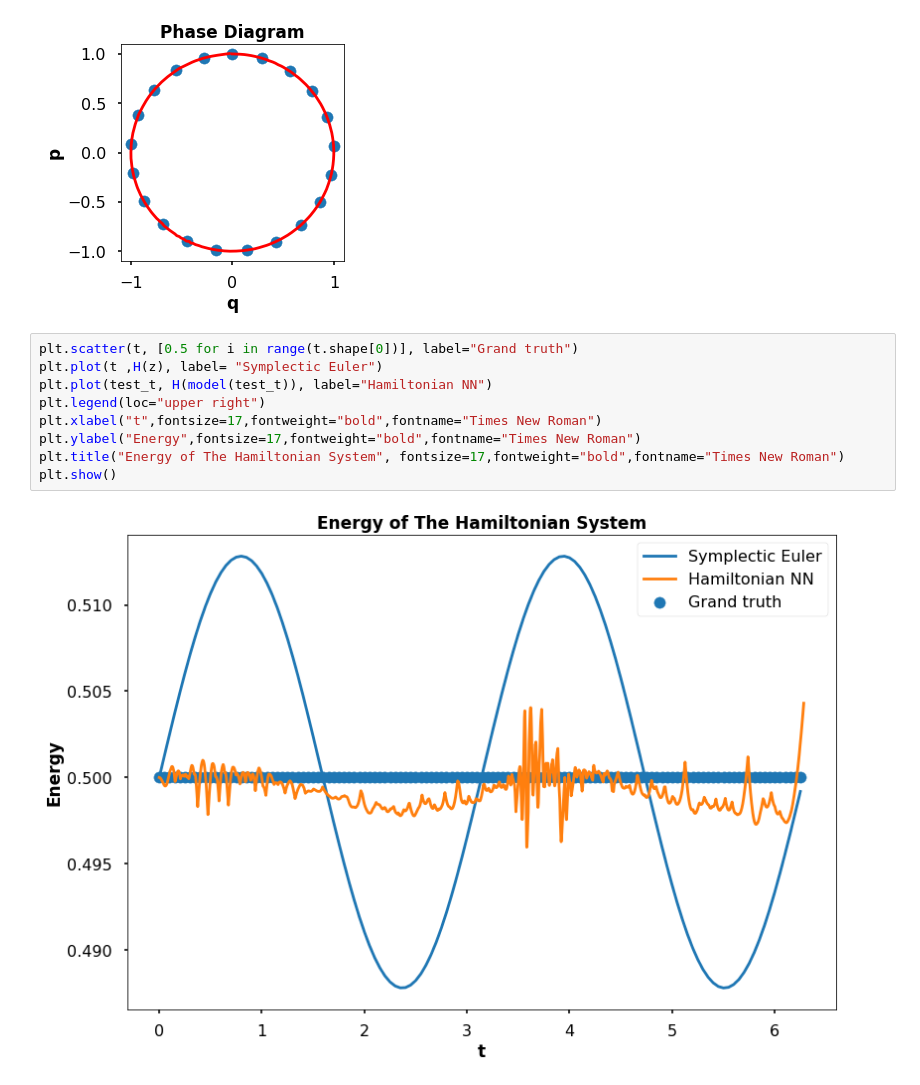
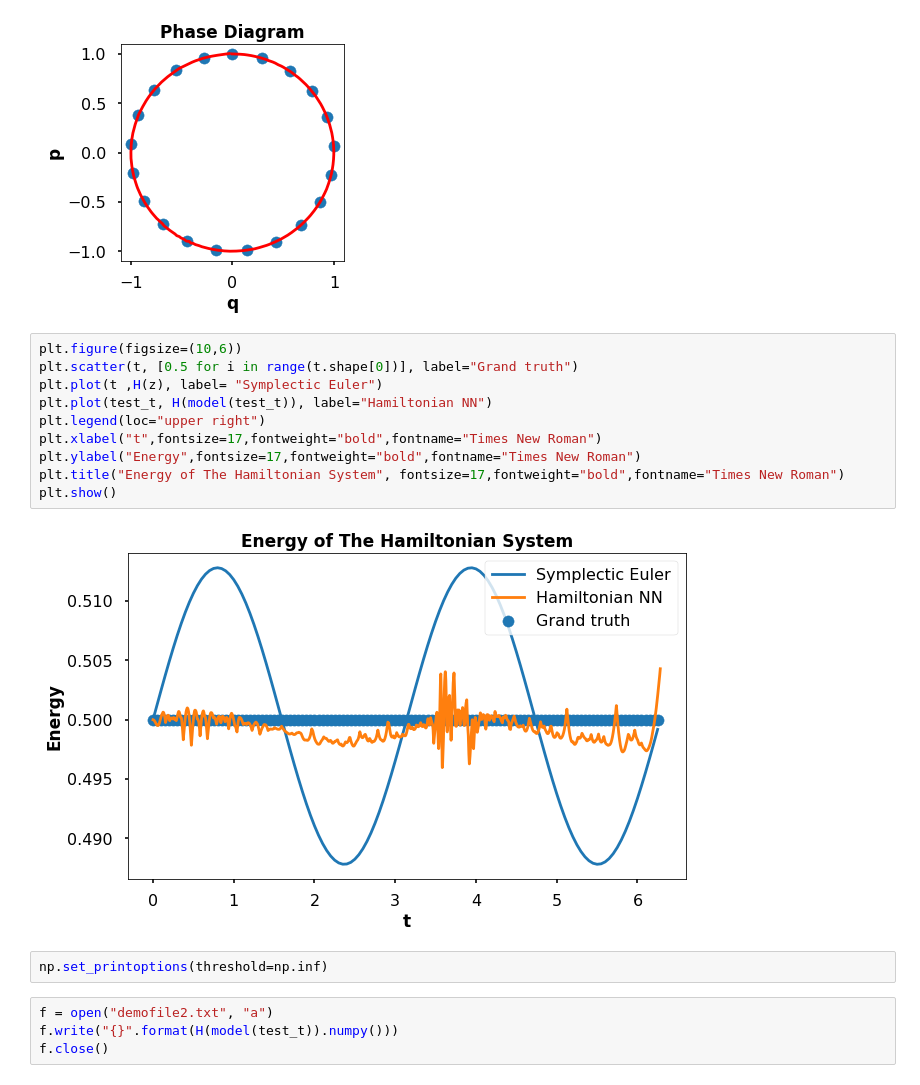
Before and after one commit to tayfununal/hamiltonian_ex, a Jupyter notebook: symplectic_euler.ipynb, the cells around one changed output. Cells and saved outputs as stored; diff of their text form.

```diff
--- a/symplectic_euler.ipynb
+++ b/symplectic_euler.ipynb
@@ -131,13 +132,20 @@ plt.show()
 # %% [output]
 [figure]
 # %%
+plt.figure(figsize=(10,6))
 plt.scatter(t, [0.5 for i in range(t.shape[0])], label="Grand truth")
 plt.plot(t ,H(z), label= "Symplectic Euler")
 plt.plot(test_t, H(model(test_t)), label="Hamiltonian NN")
 plt.legend(loc="upper right")
 plt.xlabel("t",fontsize=17,fontweight="bold",fontname="Times New Roman")
 plt.ylabel("Energy",fontsize=17,fontweight="bold",fontname="Times New Roman")
 plt.title("Energy of The Hamiltonian System", fontsize=17,fontweight="bold",fontname="Times New Roman")
 plt.show()
 # %% [output]
-[figure, old version]
+[figure, new version]
+# %%
+np.set_printoptions(threshold=np.inf)
+# %%
+f = open("demofile2.txt", "a")
+f.write("{}".format(H(model(test_t)).numpy()))
+f.close()
```
Also changed, not shown: parts of 1 cell of this notebook.
